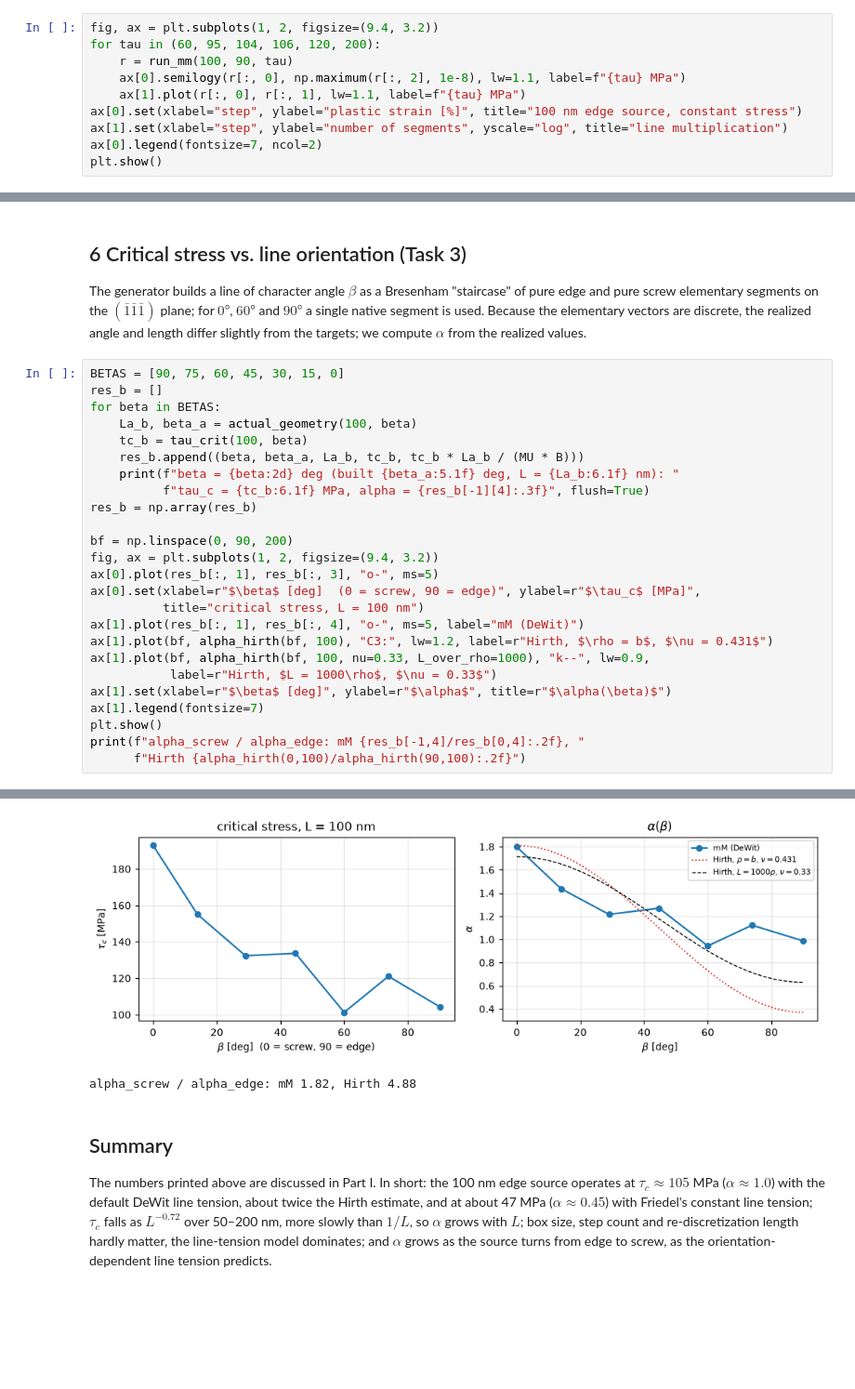
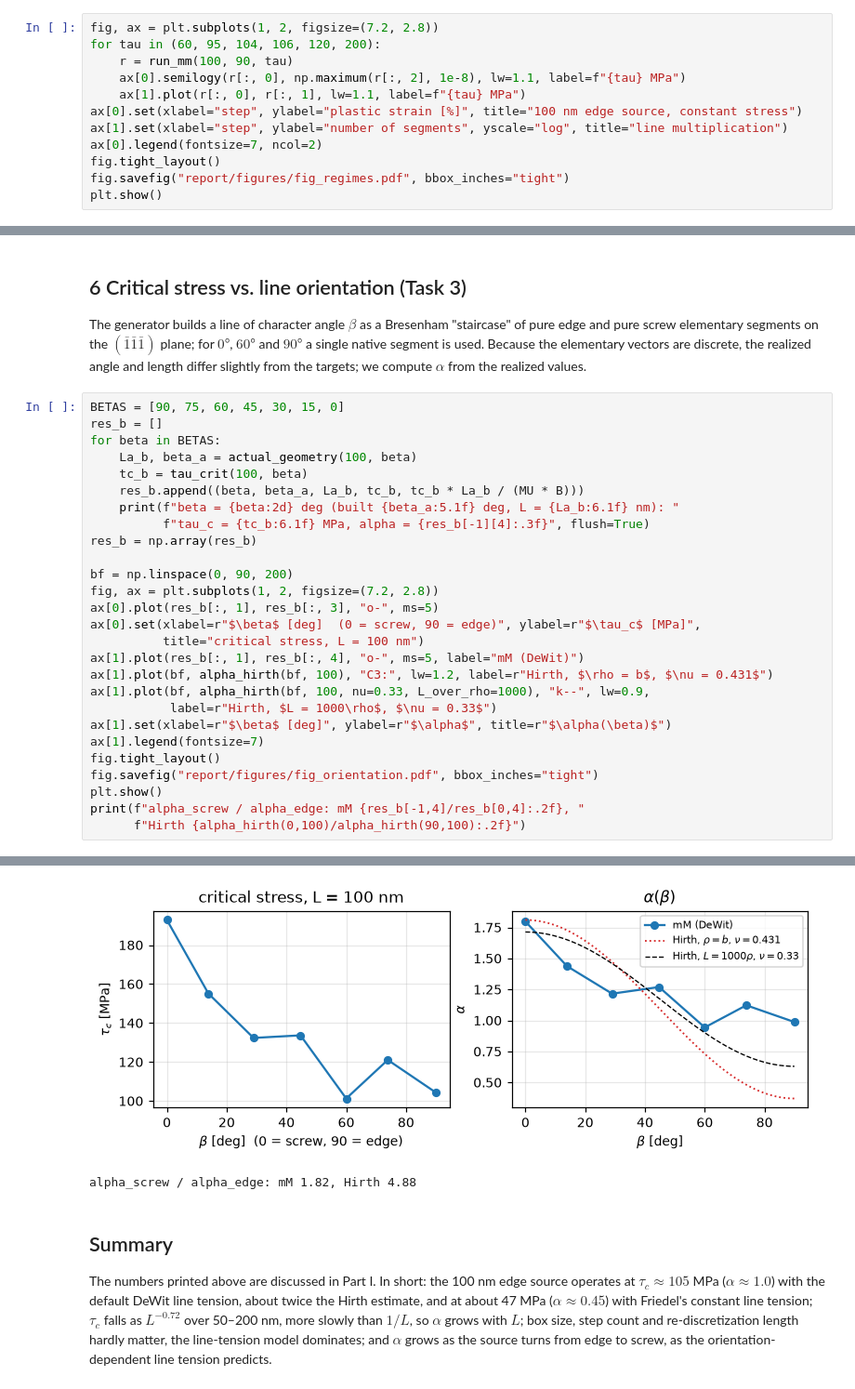
Before and after one commit to ali-elite/materials-simulation-practicals, a Jupyter notebook: Practical 3 - Discrete Dislocation Dynamics/ddd_frank_read.ipynb, the cells around one changed output, grey strips where cells are left out. Shown at 93% size. Cells and saved outputs as stored; diff of their text form; blank space fills up the shorter version.

```diff
--- a/Practical 3 - Discrete Dislocation Dynamics/ddd_frank_read.ipynb
+++ b/Practical 3 - Discrete Dislocation Dynamics/ddd_frank_read.ipynb
@@ -174,7 +174,7 @@ estimate for the 100 nm edge source (mM values mu = 42 GPa, nu = 0.431):
 
 First a look at the two regimes, then the bisection.
 # %%
-fig, ax = plt.subplots(1, 2, figsize=(9.4, 3.2))
+fig, ax = plt.subplots(1, 2, figsize=(7.2, 2.8))
 for tau in (60, 95, 104, 106, 120, 200):
     r = run_mm(100, 90, tau)
     ax[0].semilogy(r[:, 0], np.maximum(r[:, 2], 1e-8), lw=1.1, label=f"{tau} MPa")
@@ -182,6 +182,8 @@ for tau in (60, 95, 104, 106, 120, 200):
 ax[0].set(xlabel="step", ylabel="plastic strain [%]", title="100 nm edge source, constant stress")
 ax[1].set(xlabel="step", ylabel="number of segments", yscale="log", title="line multiplication")
 ax[0].legend(fontsize=7, ncol=2)
+fig.tight_layout()
+fig.savefig("report/figures/fig_regimes.pdf", bbox_inches="tight")
 plt.show()
 # %% [output]
 ✅ Generated Native: 90°
@@ -376,38 +380,40 @@ for beta in BETAS:
 res_b = np.array(res_b)
 
 bf = np.linspace(0, 90, 200)
-fig, ax = plt.subplots(1, 2, figsize=(9.4, 3.2))
+fig, ax = plt.subplots(1, 2, figsize=(7.2, 2.8))
 ax[0].plot(res_b[:, 1], res_b[:, 3], "o-", ms=5)
 ax[0].set(xlabel=r"$\beta$ [deg]  (0 = screw, 90 = edge)", ylabel=r"$\tau_c$ [MPa]",
           title="critical stress, L = 100 nm")
 ax[1].plot(res_b[:, 1], res_b[:, 4], "o-", ms=5, label="mM (DeWit)")
 ax[1].plot(bf, alpha_hirth(bf, 100), "C3:", lw=1.2, label=r"Hirth, $\rho = b$, $\nu = 0.431$")
 ax[1].plot(bf, alpha_hirth(bf, 100, nu=0.33, L_over_rho=1000), "k--", lw=0.9,
            label=r"Hirth, $L = 1000\rho$, $\nu = 0.33$")
 ax[1].set(xlabel=r"$\beta$ [deg]", ylabel=r"$\alpha$", title=r"$\alpha(\beta)$")
 ax[1].legend(fontsize=7)
+fig.tight_layout()
+fig.savefig("report/figures/fig_orientation.pdf", bbox_inches="tight")
 plt.show()
 print(f"alpha_screw / alpha_edge: mM {res_b[-1,4]/res_b[0,4]:.2f}, "
       f"Hirth {alpha_hirth(0,100)/alpha_hirth(90,100):.2f}")
 # %% [output]
 ✅ Generated Native: 90°
 ✅ Generated Native: 90°
 ✅ Generated Native: 90°
 ✅ Generated Native: 90°
 ✅ Generated Native: 90°
 ✅ Generated Native: 90°
 ✅ Generated Native: 90°
 ✅ Generated Native: 90°
 ✅ Generated Native: 90°
 beta = 90 deg (built  90.0 deg, L =  101.5 nm): tau_c =  104.3 MPa, alpha = 0.987
 ✅ Generated Staircase: 75° | 17 Groups
 ✅ Generated Staircase: 75° | 17 Groups
 ... (54 lines left out)
 ✅ Generated Native: 0°
 ✅ Generated Native: 0°
 ✅ Generated Native: 0°
 beta =  0 deg (built   0.0 deg, L =   99.9 nm): tau_c =  192.9 MPa, alpha = 1.798
-[figure, old version]
+[figure, new version]
 alpha_screw / alpha_edge: mM 1.82, Hirth 4.88
 # %% [markdown]
 ## Summary
```
Also changed, not shown: parts of 2 cells of this notebook, 6 other files.
